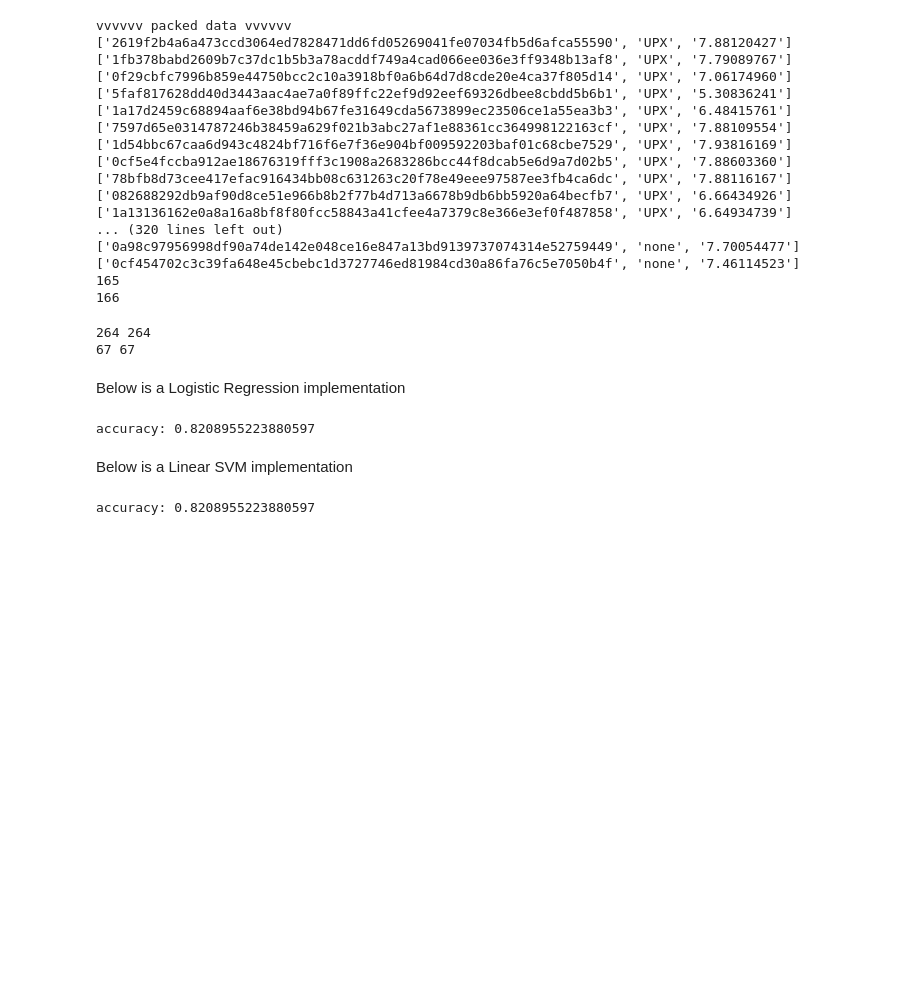
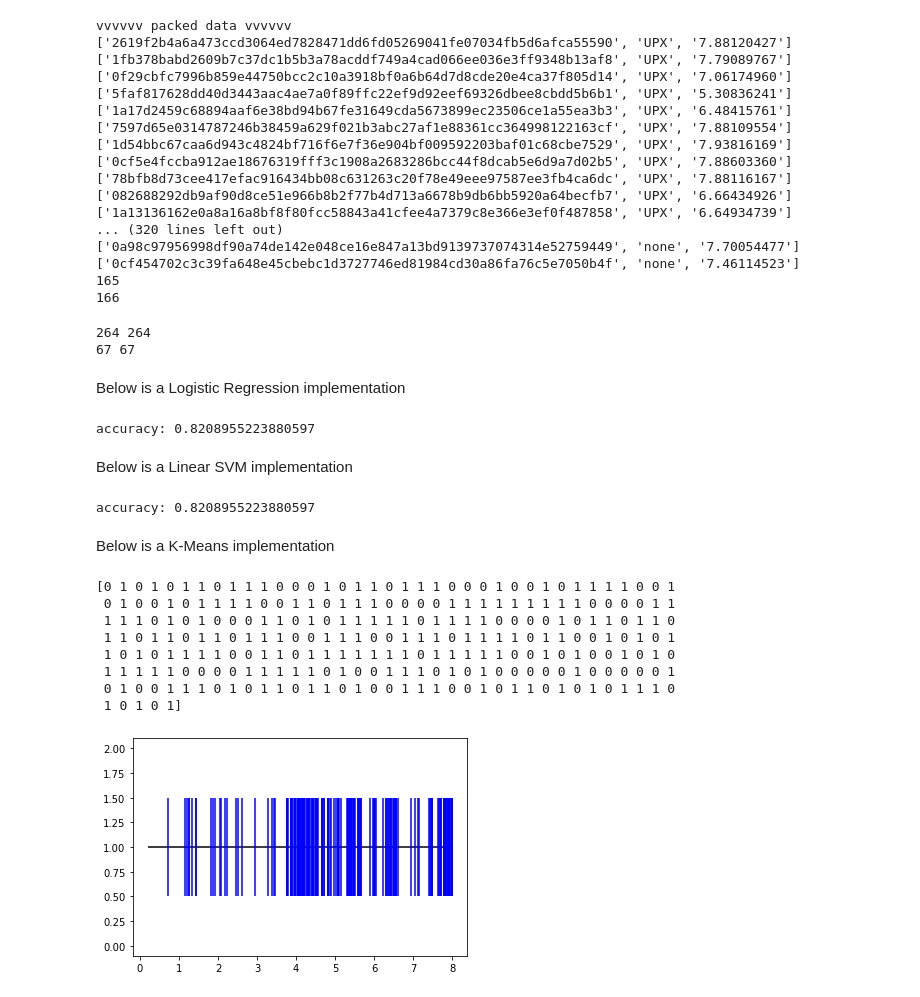
Before and after one commit to wwt9829/csec620-project, a Jupyter notebook: project.ipynb, the cells around one changed output. Saved outputs shown, nothing was run; the diff lists cells and outputs as text; code cells hidden in the pictures; blank space fills up the shorter version.

Commit message:
kmeans (???????)

```diff
--- a/project.ipynb
+++ b/project.ipynb
@@ -168,3 +168,61 @@ svm_score = clf.score(svm_test_data,test_label)
 print("accuracy:",svm_score)
 # %% [output]
 accuracy: 0.8208955223880597
+# %% [markdown]
+Below is a K-Means implementation
+# %%
+from sklearn.cluster import KMeans
+import matplotlib.pyplot as plt
+
+km_train_data = train_data.reshape(-1,1)
+km_test_data = test_data.reshape(-1,1)
+
+km = KMeans(
+    n_clusters=2, init='random',
+    n_init=10, max_iter=300,
+    tol=1e-04
+)
+
+y_km = km.fit_predict(km_train_data)#, train_label)
+#kmeans_score = km.score(km_test_data, test_label)
+print(y_km)
+#print(km_train_data)
+
+"""
+plt.scatter(
+    km_train_data[y_km == 0, 0], km_train_data[y_km == 0, 1],
+    s=50, c='lightgreen',
+    marker='s', edgecolor='black',
+    label='cluster 1'
+)
+
+
+plt.scatter(
+    km_train_data[y_km == 1, 0], km_train_data[y_km == 1, 1],
+    s=50, c='orange',
+    marker='o', edgecolor='black',
+    label='cluster 2'
+)
+
+plt.legend(scatterpoints=1)
+plt.grid()
+plt.show()
+"""
+
+plt.figure()
+#a = [1,2,5,6,9,11,15,17,18]
+plt.hlines(1,0.2,8)  # Draw a horizontal line
+plt.eventplot(train_data, orientation='horizontal', colors='b')
+plt.show()
+
+#print("accuracy:",kmeans_score)
+# %% [output]
+[0 1 0 1 0 1 1 0 1 1 1 0 0 0 1 0 1 1 0 1 1 1 0 0 0 1 0 0 1 0 1 1 1 1 0 0 1
+ 0 1 0 0 1 0 1 1 1 1 0 0 1 1 0 1 1 1 0 0 0 0 1 1 1 1 1 1 1 1 1 0 0 0 0 1 1
+ 1 1 1 0 1 0 1 0 0 0 1 1 0 1 0 1 1 1 1 1 0 1 1 1 1 0 0 0 0 1 0 1 1 0 1 1 0
+ 1 1 0 1 1 0 1 1 0 1 1 1 0 0 1 1 1 0 0 1 1 1 0 1 1 1 1 0 1 1 0 0 1 0 1 0 1
+ 1 0 1 0 1 1 1 1 0 0 1 1 0 1 1 1 1 1 1 1 0 1 1 1 1 1 0 0 1 0 1 0 0 1 0 1 0
+ 1 1 1 1 1 0 0 0 0 1 1 1 1 1 0 1 0 0 1 1 1 0 1 0 1 0 0 0 0 0 1 0 0 0 0 0 1
+ 0 1 0 0 1 1 1 0 1 0 1 1 0 1 1 0 1 0 0 1 1 1 0 0 1 0 1 1 0 1 0 1 0 1 1 1 0
+ 1 0 1 0 1]
+[figure, added]
```
